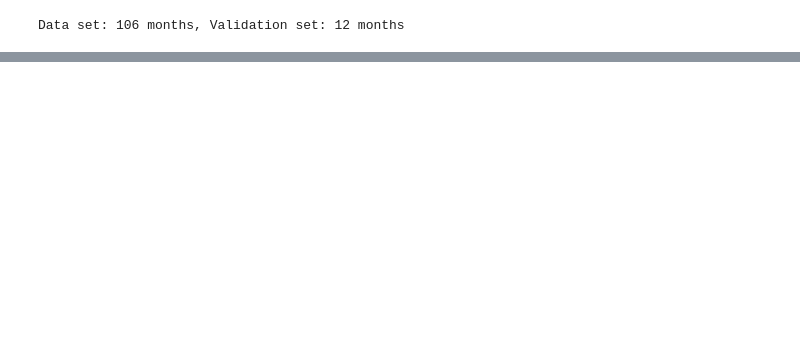
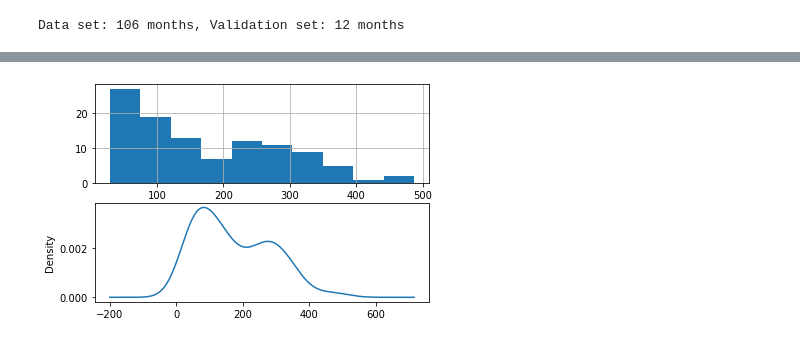
Before and after one commit to grantrzchan/HTX_Armed_Robberies, a Jupyter notebook: HTX_Armed_Robberies.ipynb, the cells around one changed output, grey strips where cells are left out. Drawn from its saved outputs; the diff is of its cells as text; code cells hidden in the pictures; blank space fills up the shorter version.

```diff
--- a/HTX_Armed_Robberies.ipynb
+++ b/HTX_Armed_Robberies.ipynb
@@ -28,0 +87,10 @@ train_set, test_set = X[0:train_size], X[train_size::]
+# %%
+#plot histogram and denisty plot
+plt.figure(1)
+plt.subplot(211)
+data_set.hist()
+plt.subplot(212)
+data_set.plot(kind='kde')
+plt.show()
+# %% [output]
+[figure, added]
```
Also changed, not shown: parts of 7 cells of this notebook.
